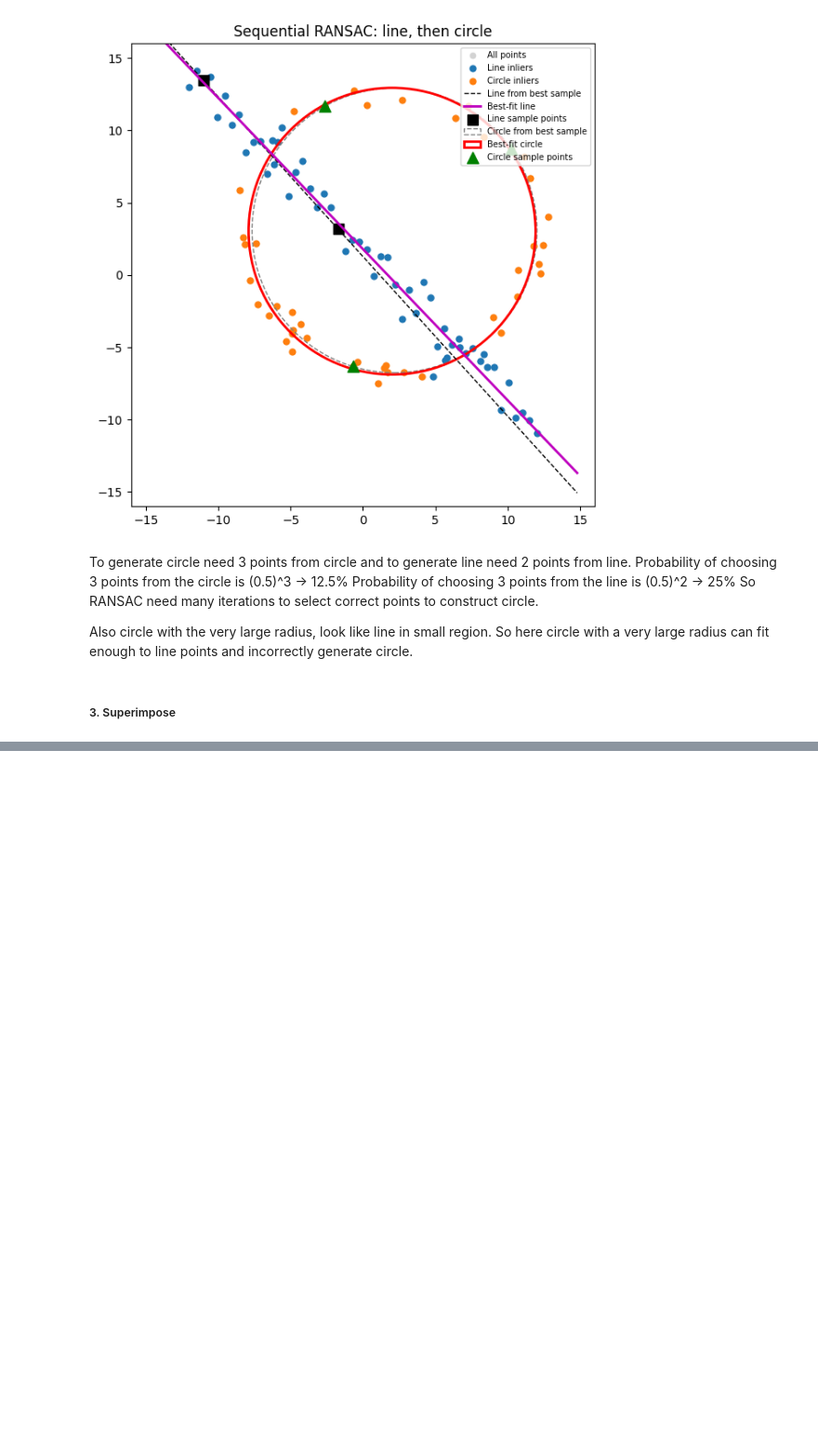
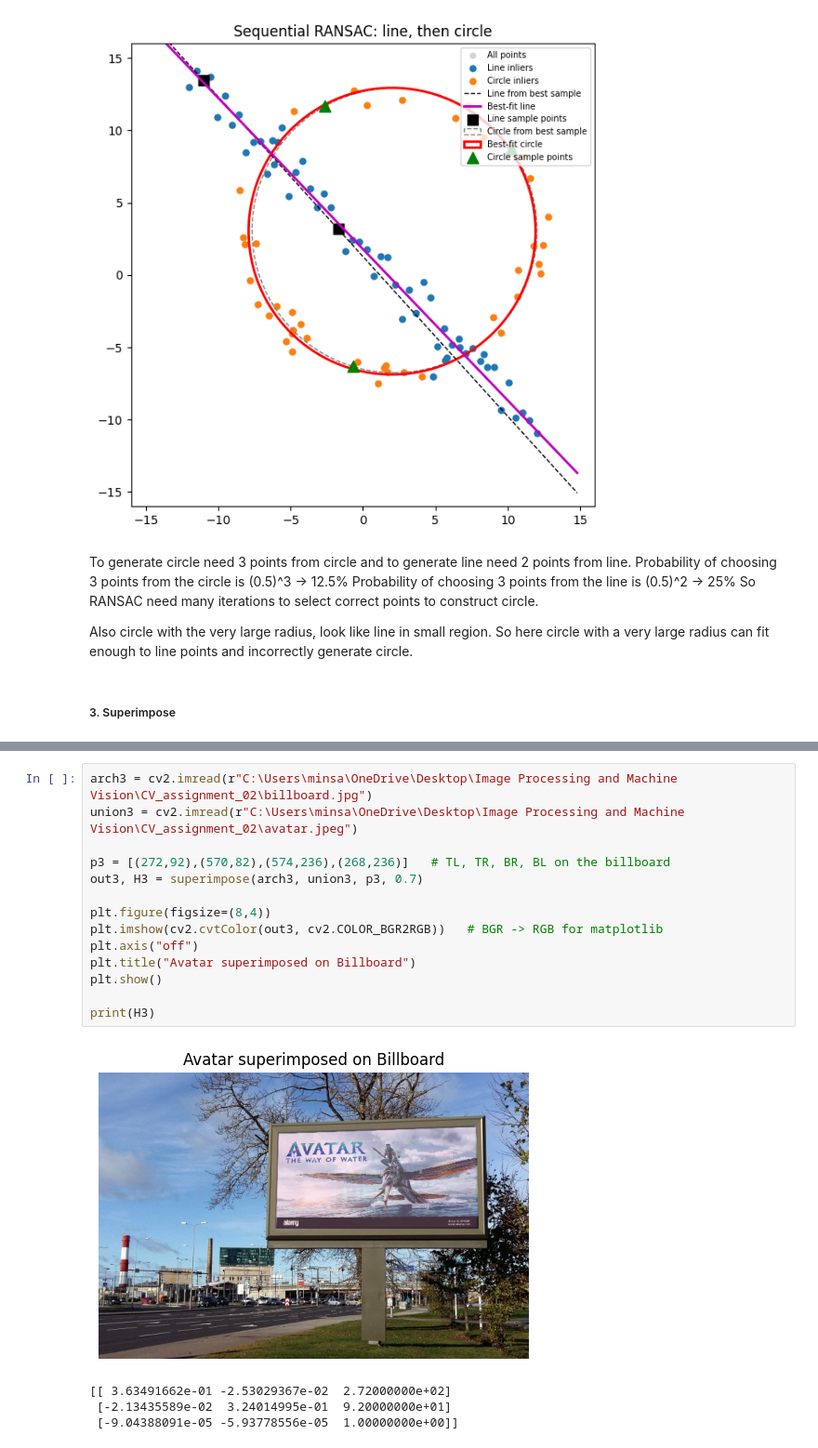
Before and after one commit to minsarapasindu2003-del/CV_assignment_02, a Jupyter notebook: answers.ipynb, the cells around one changed output, grey strips where cells are left out. Shown at 93% size. Saved outputs shown, nothing was run; the diff lists cells and outputs as text; blank space fills up the shorter version.

```diff
--- a/answers.ipynb
+++ b/answers.ipynb
@@ -305,0 +358,19 @@ Also circle with the very large radius, look like line in small region. So here
+# %%
+arch3 = cv2.imread(r"C:\Users\minsa\OneDrive\Desktop\Image Processing and Machine Vision\CV_assignment_02\billboard.jpg")
+union3 = cv2.imread(r"C:\Users\minsa\OneDrive\Desktop\Image Processing and Machine Vision\CV_assignment_02\avatar.jpeg")
+
+p3 = [(272,92),(570,82),(574,236),(268,236)]   # TL, TR, BR, BL on the billboard
+out3, H3 = superimpose(arch3, union3, p3, 0.7)
+
+plt.figure(figsize=(8,4))
+plt.imshow(cv2.cvtColor(out3, cv2.COLOR_BGR2RGB))   # BGR -> RGB for matplotlib
+plt.axis("off")
+plt.title("Avatar superimposed on Billboard")
+plt.show()
+
+print(H3)
+# %% [output]
+[figure, added]
+[[ 3.63491662e-01 -2.53029367e-02  2.72000000e+02]
+ [-2.13435589e-02  3.24014995e-01  9.20000000e+01]
+ [-9.04388091e-05 -5.93778556e-05  1.00000000e+00]]
```
Also changed, not shown: parts of 2 cells of this notebook, 6 other files.
